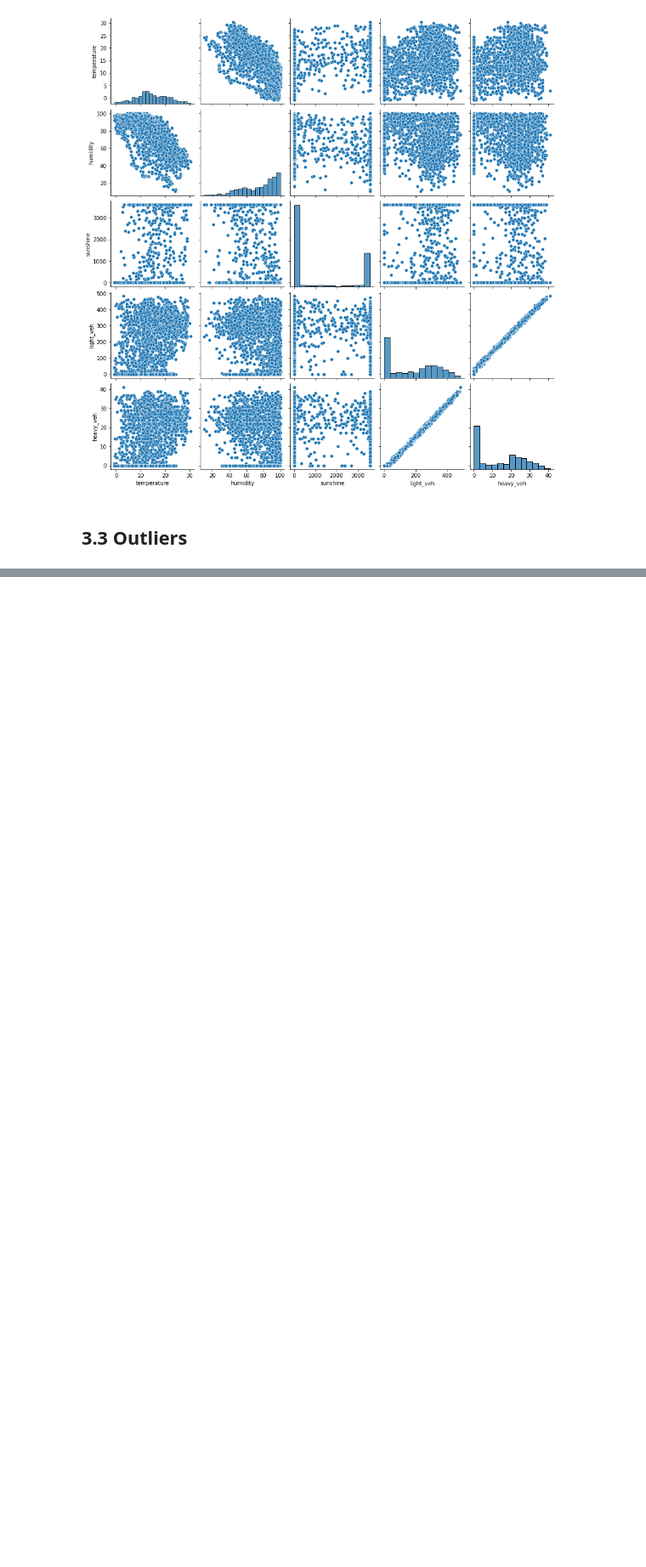
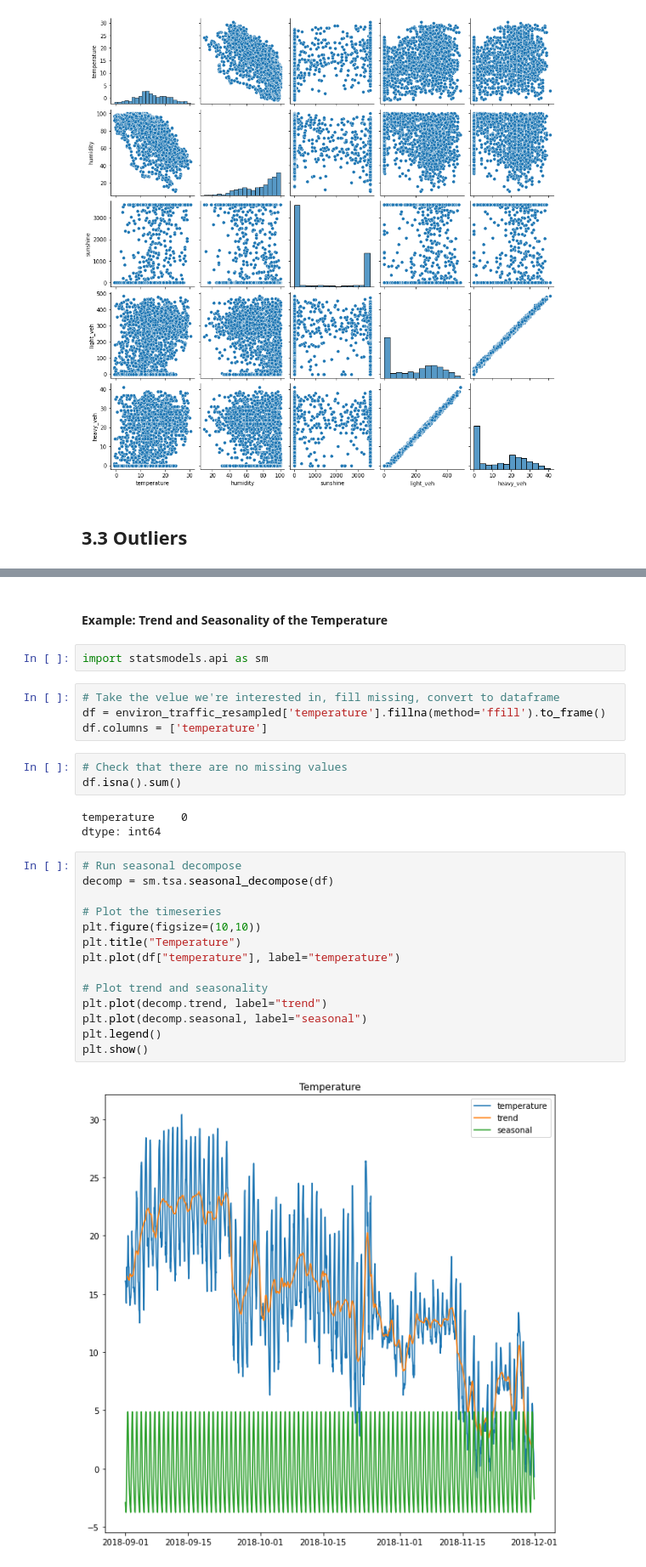
Before and after one commit to mxagar/datacamp_notes, a Jupyter notebook: Course_IoT/lab/03_Analyze_IoT_Data.ipynb, the cells around one changed output, grey strips where cells are left out. Shown: that part at 85% size. Cells and saved outputs as stored; diff of their text form; blank space fills up the shorter version.

```diff
--- a/Course_IoT/lab/03_Analyze_IoT_Data.ipynb
+++ b/Course_IoT/lab/03_Analyze_IoT_Data.ipynb
@@ -182,0 +320,30 @@ sns.pairplot(df)
+# %% [markdown]
+#### Example: Trend and Seasonality of the Temperature
+# %%
+import statsmodels.api as sm
+# %%
+# Take the velue we're interested in, fill missing, convert to dataframe
+df = environ_traffic_resampled['temperature'].fillna(method='ffill').to_frame()
+df.columns = ['temperature']
+# %%
+# Check that there are no missing values
+df.isna().sum()
+# %% [output]
+temperature    0
+dtype: int64
+# %%
+# Run seasonal decompose
+decomp = sm.tsa.seasonal_decompose(df)
+
+# Plot the timeseries
+plt.figure(figsize=(10,10))
+plt.title("Temperature")
+plt.plot(df["temperature"], label="temperature")
+
+# Plot trend and seasonality
+plt.plot(decomp.trend, label="trend")
+plt.plot(decomp.seasonal, label="seasonal")
+plt.legend()
+plt.show()
+# %% [output]
+[figure, added]
```
Also changed, not shown: parts of 9 cells of this notebook, 2 other files.
